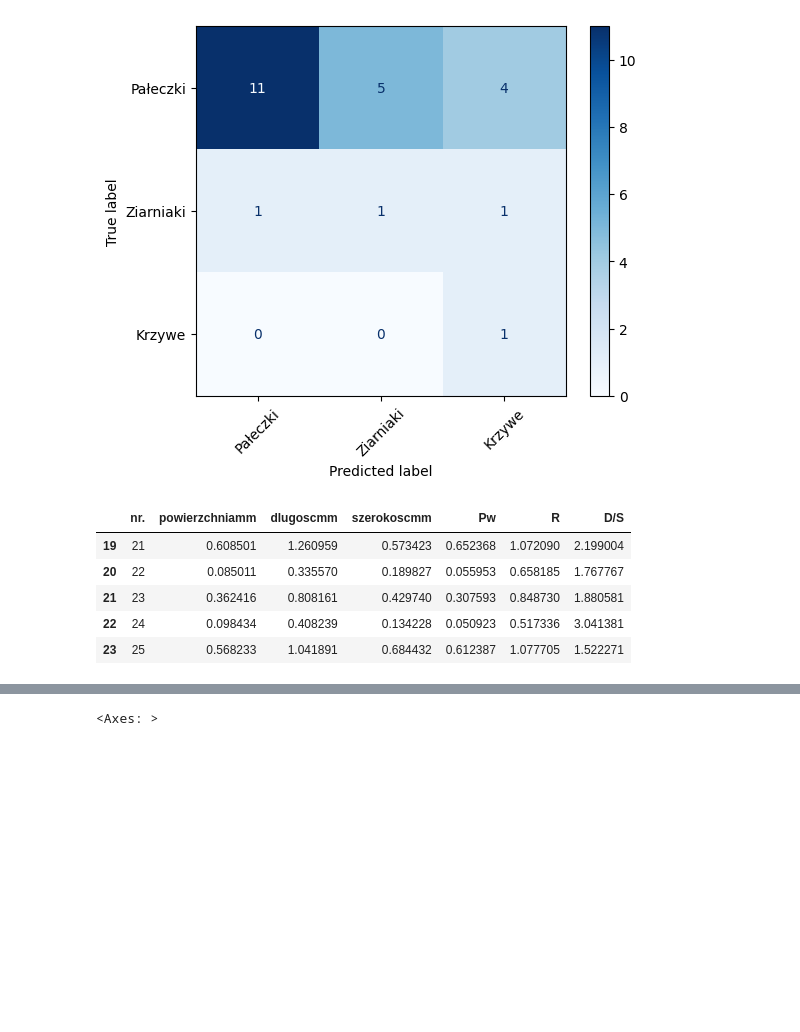
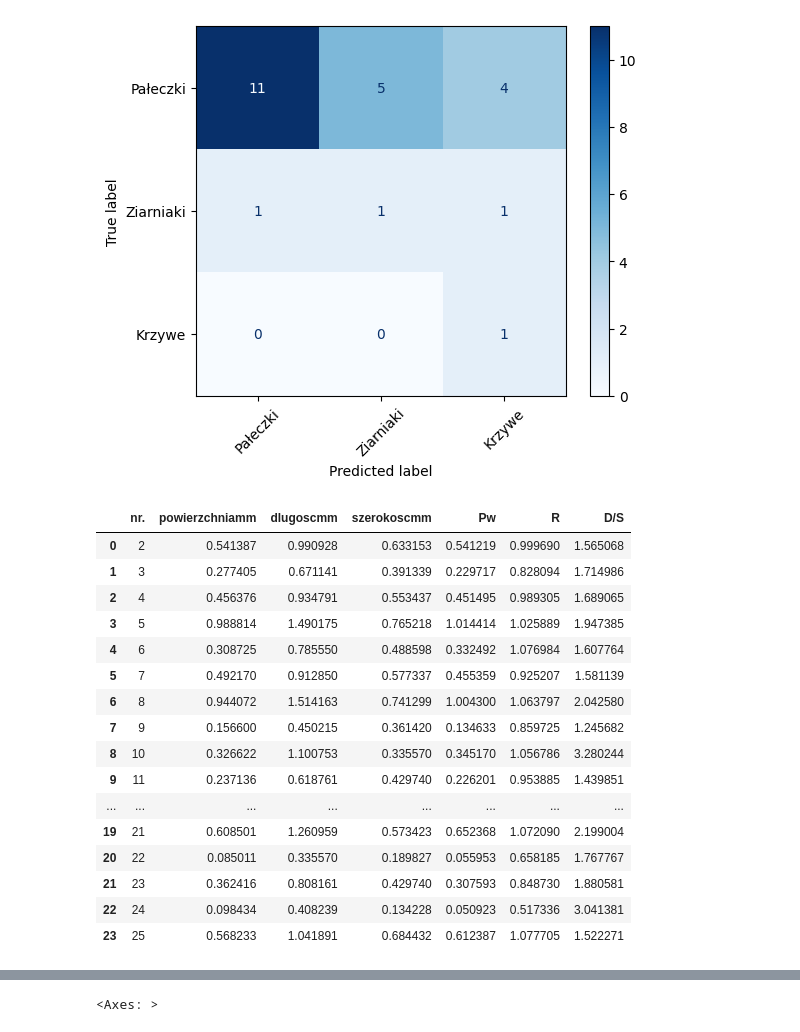
Before and after one commit to bAIcteria/microscope-ml-analyser, a Jupyter notebook: workflows/02_workflow/replace_macros_for_evaluation.ipynb, the cells around one changed output, grey strips where cells are left out. Drawn from its saved outputs; the diff is of its cells as text; code cells hidden in the pictures; blank space fills up the shorter version.

```diff
--- a/workflows/02_workflow/replace_macros_for_evaluation.ipynb
+++ b/workflows/02_workflow/replace_macros_for_evaluation.ipynb
@@ -471,9 +473,20 @@ conf_matrix(real_df=real_df,predicted_df=predicted_df)
 # %% [output]
 [figure]
 # %%
-real_df[['nr.','powierzchniamm','dlugoscmm','szerokoscmm','Pw','R','D/S']].tail()
+real_df[['nr.','powierzchniamm','dlugoscmm','szerokoscmm','Pw','R','D/S']]
 # %% [output]
 |  | nr. | powierzchniamm | dlugoscmm | szerokoscmm | Pw | R | D/S |
+| 0 | 2 | 0.541387 | 0.990928 | 0.633153 | 0.541219 | 0.999690 | 1.565068 |
+| 1 | 3 | 0.277405 | 0.671141 | 0.391339 | 0.229717 | 0.828094 | 1.714986 |
+| 2 | 4 | 0.456376 | 0.934791 | 0.553437 | 0.451495 | 0.989305 | 1.689065 |
+| 3 | 5 | 0.988814 | 1.490175 | 0.765218 | 1.014414 | 1.025889 | 1.947385 |
+| 4 | 6 | 0.308725 | 0.785550 | 0.488598 | 0.332492 | 1.076984 | 1.607764 |
+| 5 | 7 | 0.492170 | 0.912850 | 0.577337 | 0.455359 | 0.925207 | 1.581139 |
+| 6 | 8 | 0.944072 | 1.514163 | 0.741299 | 1.004300 | 1.063797 | 2.042580 |
+| 7 | 9 | 0.156600 | 0.450215 | 0.361420 | 0.134633 | 0.859725 | 1.245682 |
+| 8 | 10 | 0.326622 | 1.100753 | 0.335570 | 0.345170 | 1.056786 | 3.280244 |
+| 9 | 11 | 0.237136 | 0.618761 | 0.429740 | 0.226201 | 0.953885 | 1.439851 |
+| ... | ... | ... | ... | ... | ... | ... | ... |
 | 19 | 21 | 0.608501 | 1.260959 | 0.573423 | 0.652368 | 1.072090 | 2.199004 |
 | 20 | 22 | 0.085011 | 0.335570 | 0.189827 | 0.055953 | 0.658185 | 1.767767 |
 | 21 | 23 | 0.362416 | 0.808161 | 0.429740 | 0.307593 | 0.848730 | 1.880581 |
```
Also changed, not shown: parts of 7 cells of this notebook.
